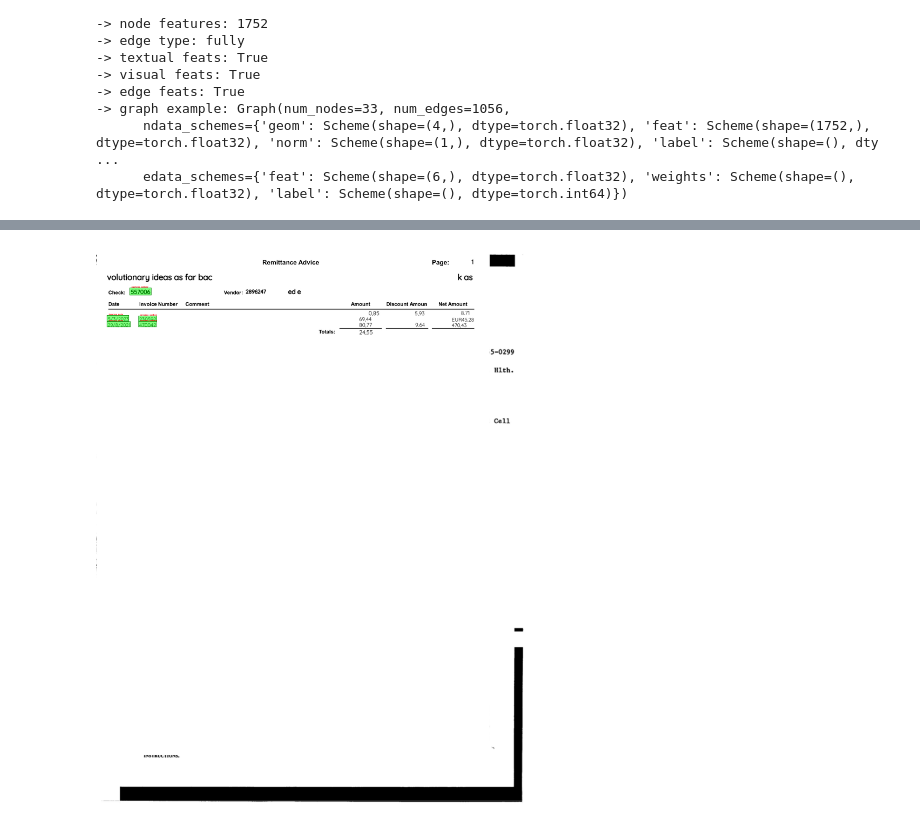
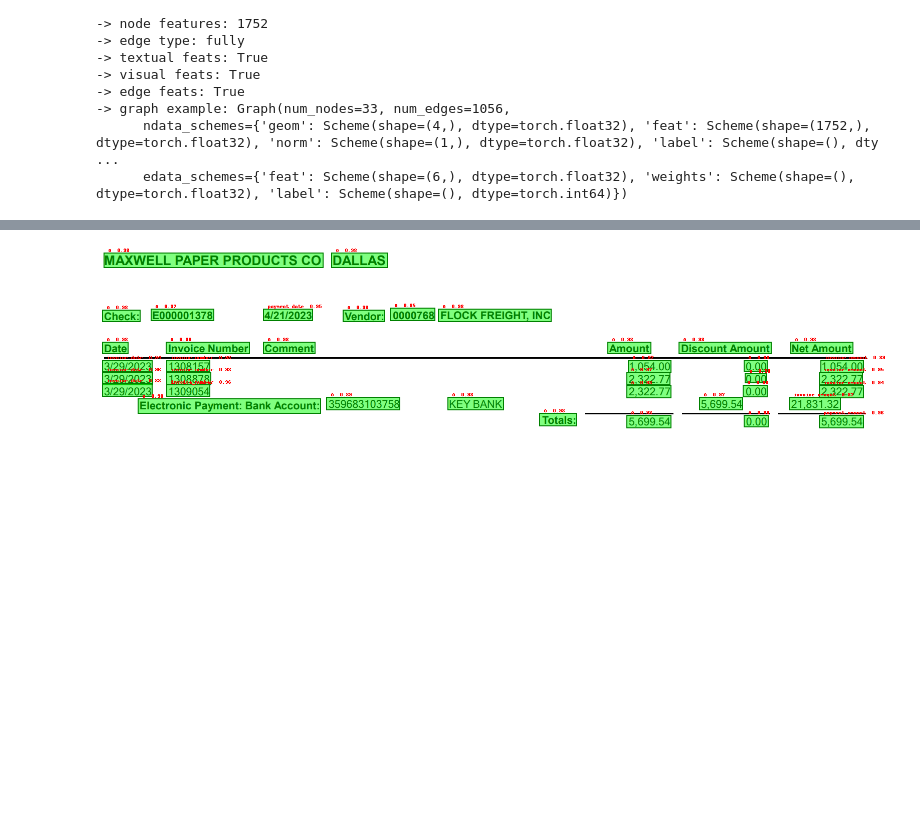
Before and after one commit to bilykigor/doc2graph, a Jupyter notebook: kie.ipynb, the cells around one changed output, grey strips where cells are left out. Cells and saved outputs as stored; diff of their text form; code cells hidden in the pictures; blank space fills up the shorter version.

Commit message:
different norming, add features, and model size

```diff
--- a/kie.ipynb
+++ b/kie.ipynb
@@ -53,9 +53,9 @@ from PIL import Image, ImageDraw, ImageFont
 # funsd_test_images = FUNSD_TEST / 'images'
 # image_name = '83996357.png' #! change this to see different outputs from FUNSD, or pass your own image!
 
-funsd_test_images = DATA
-image_name = 't.jpg'
-image_path = str(funsd_test_images / image_name)
-image = Image.open(image_path).convert('L')
+funsd_test_images = DATA# / INF / 'images'
+image_name = 'i1.png'
+image_path = str(DATA / image_name)
+image = Image.open(image_path).convert('RGB')
 #image.save(image_path)
-#image
+image
@@ -141,8 +141,8 @@ from src.data.graph_builder import GraphBuilder
 k = 4 #! try changing this value!
 
 gb = GraphBuilder()
-u, v = gb.knn_connection(image.size, boxs, k)
+u, v = gb.fully_connected(range(len(boxs)))
 links = {'src': u, 'dst': v}
-draw_results(image, boxs, links)
+draw_results(image.copy(), boxs, links, None)
 image
 # %% [output]
@@ -276,3 +285,8 @@ def unnormalize_box(bbox, width, height):
         width * (bbox[2] / 1000),
         height * (bbox[3] / 1000),
     ]
+# %%
+inf_graph = graphs[0]
+boxes = list(inf_graph.ndata['geom'].numpy())
+boxes = [unnormalize_box(box, size[0], size[1]) for box in boxes]
+draw_boxes(image.copy(), boxes, None)
@@ -281,39 +297,42 @@ from torch.nn import functional as F
 import numpy as np
 from src.training.utils import *
 
-ind=0
-graph = test_data.graphs[ind]
-inference = Image.open(test_data.paths[ind]).convert('RGB')
-#inference = image
+ind=1
+#graph = test_data.graphs[ind]
+#inference = Image.open(test_data.paths[ind]).convert('RGB')
+graph = graphs[0]
+inference = image.copy()
 size = inference.size
 with torch.no_grad():
     n, e = model(graph.to(device), graph.ndata['feat'].to(device))
     _, epreds = torch.max(F.softmax(e, dim=1), dim=1)
-    _, npreds = torch.max(F.softmax(n, dim=1), dim=1)
+    score, npreds = torch.max(F.softmax(n, dim=1), dim=1)
+
     arr = npreds.numpy()
-    li = list(np.where(arr>1)[0])
+    li = list(np.where(arr>=0)[0])
 
-    labels = [test_data.node_unique_labels[arr[i]] for i in li]
+    score = [f'%6.2f' % score[i] for i in li]
+    labels = [test_data.node_unique_labels[arr[i]]+score[i] for i in li]
 
     # save results
     links = (epreds == 1).nonzero(as_tuple=True)[0].tolist()
     u, v = graph.edges()
     boxes = list(graph.ndata['geom'].numpy())
     #boxes = [sg(box, size) for box in boxes]
     boxes = [unnormalize_box(box, size[0], size[1]) for box in boxes]
     entities =  [boxes[i] for i in li]
     #contents = features['texts'][0]
 
     inference = draw_boxes(inference, entities, labels)
     #draw = ImageDraw.Draw(inference)
 
     # for i, idx in enumerate(links):
     #     key_center = center(entities[u[idx]])
     #     value_center = center(entities[v[idx]])
     #     draw.line((key_center, value_center), fill='violet', width=3)
     #     draw.ellipse([(key_center[0]-4,key_center[1]-4), (key_center[0]+4,key_center[1]+4)], fill = 'green', outline='black')
     #     draw.ellipse([(value_center[0]-4,value_center[1]-4), (value_center[0]+4,value_center[1]+4)], fill = 'red', outline='black')
 
 inference
 # %% [output]
-[figure, old version]
+[figure, new version]
```
Also changed, not shown: parts of 10 cells of this notebook, 3 other files.
